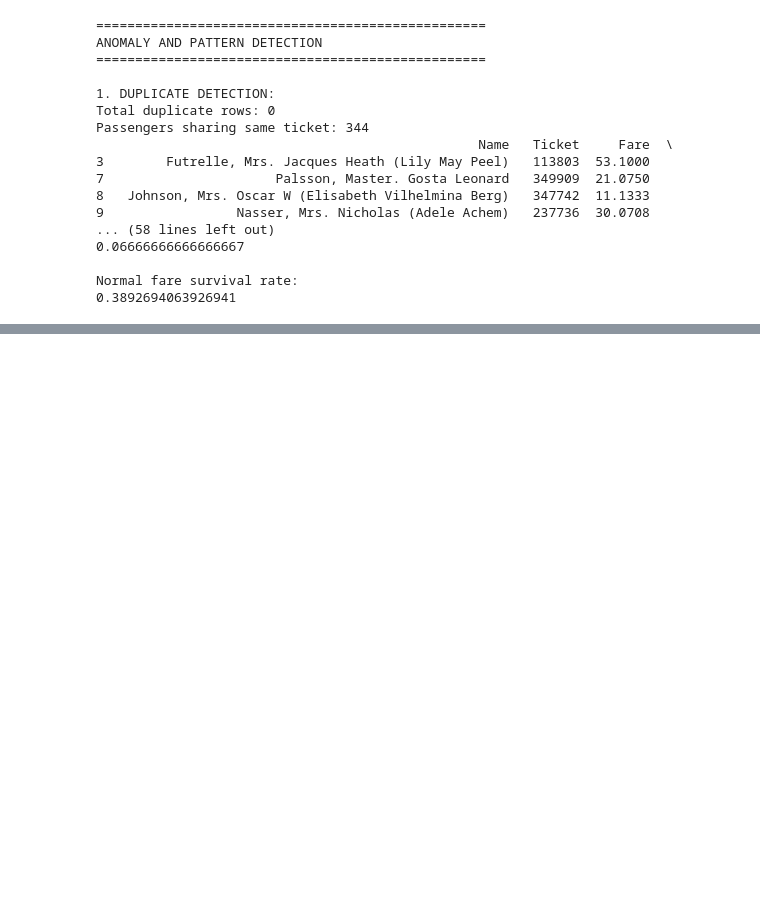
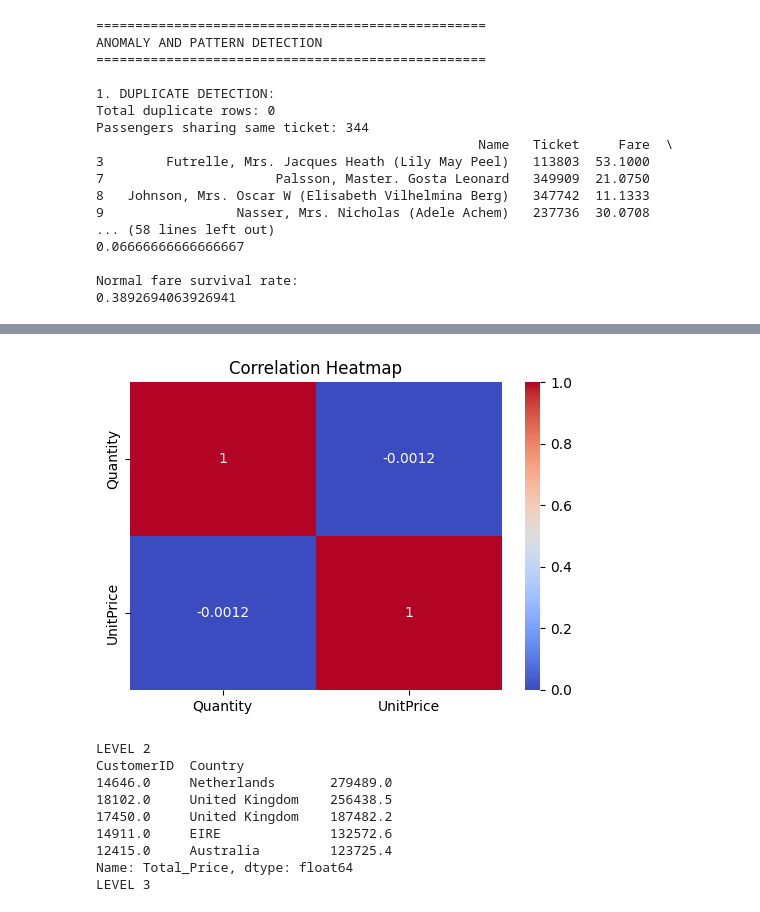
Before and after one commit to muhammad-usman-tech/data-analysis-tasks, a Jupyter notebook: lab_21.ipynb, the cells around one changed output, grey strips where cells are left out. Drawn from its saved outputs; the diff is of its cells as text; code cells hidden in the pictures; blank space fills up the shorter version.

```diff
--- a/lab_21.ipynb
+++ b/lab_21.ipynb
@@ -260,0 +332,70 @@ Normal fare survival rate:
+# %%
+import pandas as pd
+import matplotlib.pyplot as plt
+import seaborn as sns
+import numpy as np
+# step 1
+df=pd.read_csv('data.csv',encoding='latin1')
+# step 2:
+df.shape
+# (541909, 8) long format data
+
+# df.info()
+missing_data=df.isnull().sum()
+
+# after watching the .head() get to know data is already (exploded) by invoice number and the Customer Id
+# percentage of missing data
+percentage_missing_data=(missing_data/len(df))*100
+percentage_missing_data
+# description is 0.2 and may be system error or receptionist did't add thar or can be serious error: price and quantity without description
+# left description as it is and customer as it
+# now CustomerID	has 24.926694 missing and can't fill this id by any mean or can't use median for the system generated id's
+
+# Step3:
+df.describe() #got min price and quantity in negative later work on it in data drilling
+# mean of unit price is 4 it's std is 96 means data is spread alot
+# Step 4:
+df['CustomerID']=df['CustomerID'].astype(object) # removing customer id
+
+corr_data=df.corr(numeric_only=True)
+corr_data
+# heat map
+plt.figure(figsize=(6, 4))
+sns.heatmap(corr_data, annot=True, cmap='coolwarm')
+plt.title("Correlation Heatmap")
+plt.show() #no relation was strong even in negative or positive (all relations are very weak)
+
+# step 5: data drilling :
+df['Total_Price']=df['Quantity']*df['UnitPrice']
+# step 5.1 total purchace by all customers top data hierarchial level(1)
+data_by_all=df.groupby('CustomerID')['Total_Price'].sum().round(1)
+data_by_all = data_by_all.sort_values(ascending=False,)
+data_by_all.head()
+
+# 5.2 by also countries hierarchial level(2)
+data_by_all_country=df.groupby(['CustomerID','Country'])['Total_Price'].sum().round(1)
+data_by_all_country = data_by_all_country.sort_values(ascending=False,)
+print("LEVEL 2")
+print(data_by_all_country.head())
+
+
+# 5.3 date is freater then after 2023
+# here i can also just filter the whole data frame where date greater then 2023 hierarchial level(3) bottom
+df['InvoiceDate']=pd.to_datetime(df['InvoiceDate'],format='mixed')
+df['year']=df['InvoiceDate'].dt.year
+df_filtered=df[df['year']>=2023]
+df_fil_data=df_filtered.groupby(['CustomerID','Country'])['Total_Price'].sum().round(1)
+df_fil_data = df_fil_data.sort_values(ascending=False,)
+print("LEVEL 3")
+df_fil_data.head() # my question :was my data drilling was perfect or logically correct?
+# %% [output]
+[figure, added]
+LEVEL 2
+CustomerID  Country
+14646.0     Netherlands       279489.0
+18102.0     United Kingdom    256438.5
+17450.0     United Kingdom    187482.2
+14911.0     EIRE              132572.6
+12415.0     Australia         123725.4
+Name: Total_Price, dtype: float64
+LEVEL 3
```
Also changed, not shown: parts of 2 cells of this notebook.
